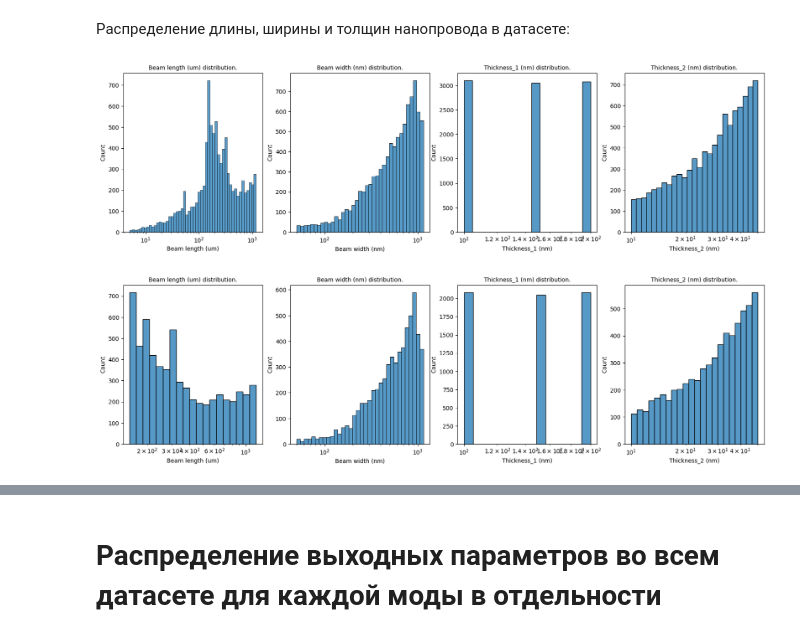
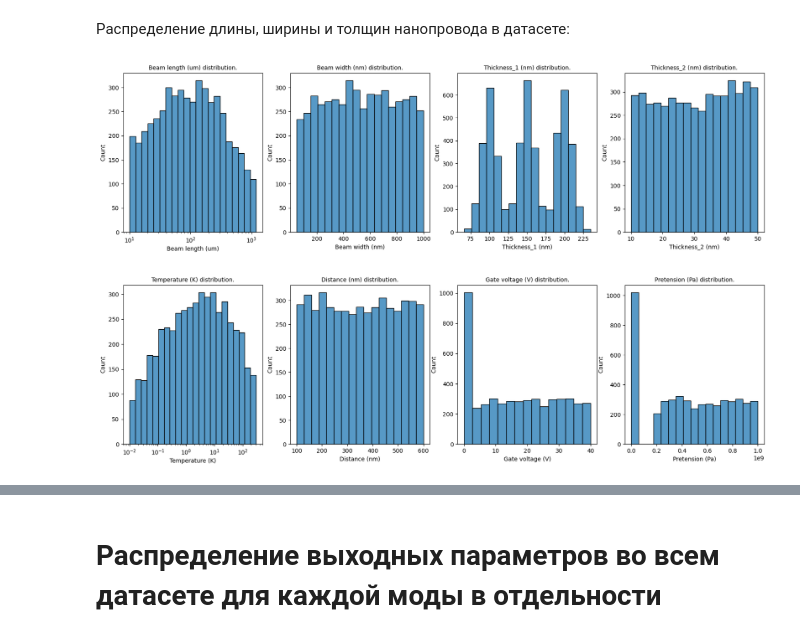
Before and after one commit to PolMix/nems_ai, a Jupyter notebook: Data Review/Data_Review.ipynb, the cells around one changed output, grey strips where cells are left out. Cells and saved outputs as stored; diff of their text form; code cells hidden in the pictures.

```diff
--- a/Data Review/Data_Review.ipynb
+++ b/Data Review/Data_Review.ipynb
@@ -44,6 +44,6 @@ Saving to: ‘/tmp/data.zip’
 # %%
 %cd '/tmp/nems_ai-main/Data Processed'
-filename = 'Data_Processed_10000nm.csv'
+filename = 'Dataset_Processed.csv'
 df = pd.read_csv(filename)
 df = df.drop(columns='Unnamed: 0')
 df.head()
@@ -122,7 +128,7 @@ print(col_names)
 def plot_distribution(df, indices_to_plot: list, col_names, log_scale):
     fig, ax = plt.subplots(nrows=1, ncols=len(indices_to_plot), figsize=(5 * len(indices_to_plot), 5))
     for j in range(0, len(indices_to_plot)):
-        sns.histplot(df.iloc[:, indices_to_plot[j]], ax=ax[j], log_scale=log_scale)
+        sns.histplot(df.iloc[:, indices_to_plot[j]], ax=ax[j], log_scale=log_scale[j])
         ax[j].set_title(f"{col_names[indices_to_plot[j]]} distribution.", fontsize=2 * (len(indices_to_plot) + 1))
         ax[j].set_xlabel(col_names[indices_to_plot[j]])
         ax[j].set_ylabel('Count')
@@ -130,10 +136,10 @@ def plot_distribution(df, indices_to_plot: list, col_names, log_scale):
 # %% [markdown]
 Распределение длины, ширины и толщин нанопровода в датасете:
 # %%
-plot_distribution(df, indices_to_plot=[0, 1, 2, 3], col_names=col_names, log_scale=True)
+plot_distribution(df, indices_to_plot=[0, 1, 2, 3], col_names=col_names, log_scale=[True, False, False, False])
 # %% [output]
-[figure, old version]
+[figure, new version]
 # %%
-plot_distribution(df[df['Beam length (um)'] > 150], indices_to_plot=[0, 1, 2, 3], col_names=col_names, log_scale=True)
+plot_distribution(df, indices_to_plot=[4, 5, 6, 7], col_names=col_names, log_scale=[True, False, False, False])
 # %% [output]
-[figure, old version]
+[figure, new version]
```
Also changed, not shown: parts of 24 cells of this notebook.
